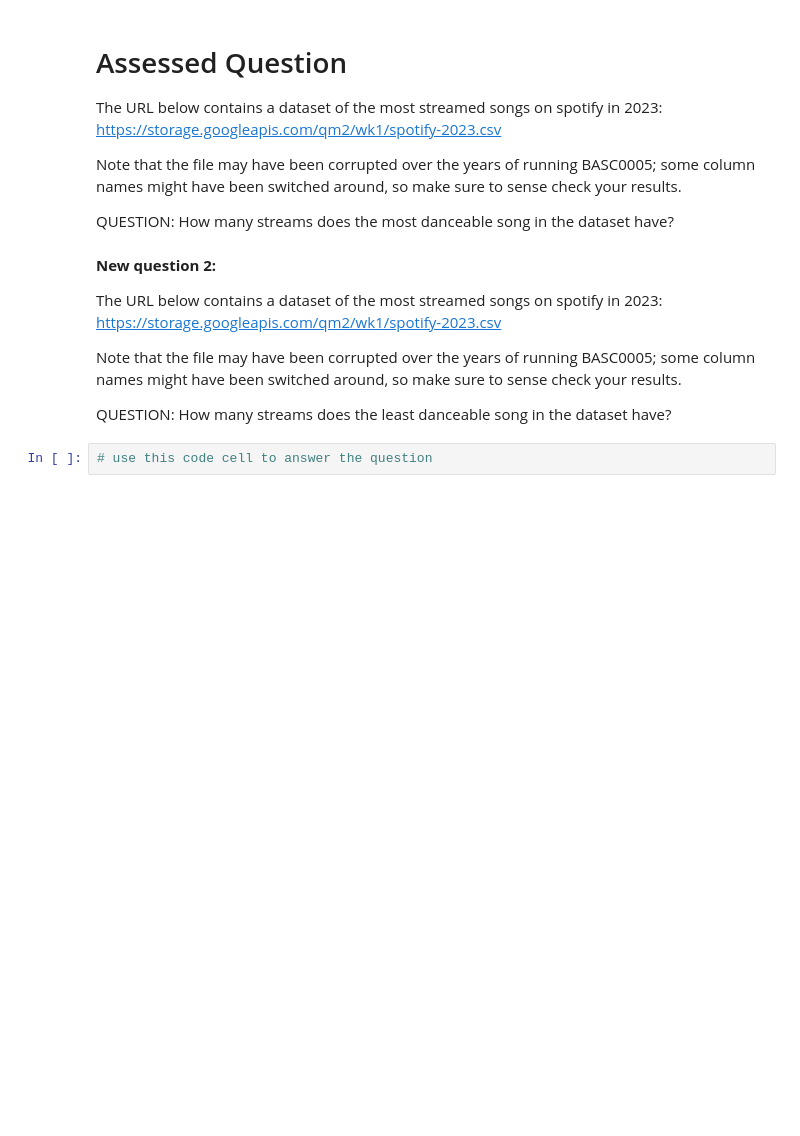
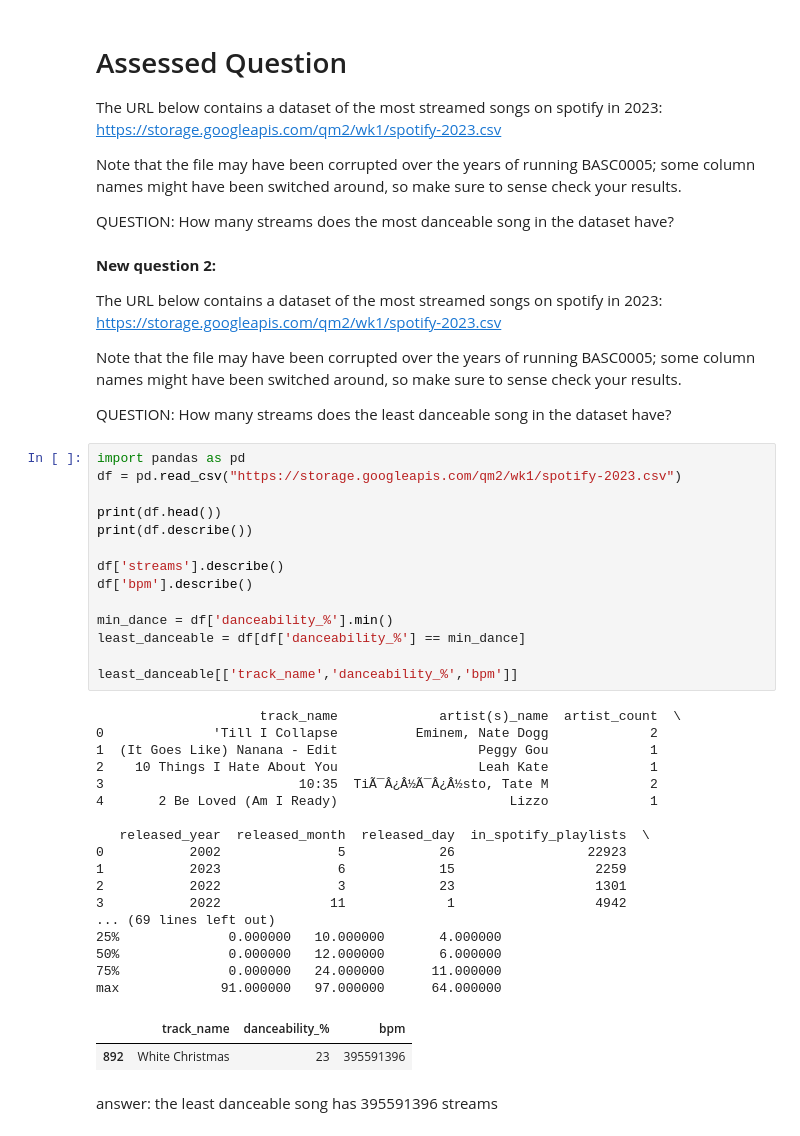
Before and after one commit to sophie20132548-sketch/QM2, a Jupyter notebook: notebooks/W01. Python Recap.ipynb, the cells around one changed output. Cells and saved outputs as stored; diff of their text form; blank space fills up the shorter version.

```diff
--- a/notebooks/W01. Python Recap.ipynb
+++ b/notebooks/W01. Python Recap.ipynb
@@ -257,5 +257,39 @@ The URL below contains a dataset of the most streamed songs on spotify in 2023:
 Note that the file may have been corrupted over the years of running BASC0005; some column names might have been switched around, so make sure to sense check your results.
 
 QUESTION: How many streams does the least danceable song in the dataset have?
-# %%
-# use this code cell to answer the question
+# %%
+import pandas as pd
+df = pd.read_csv("https://storage.googleapis.com/qm2/wk1/spotify-2023.csv")
+
+print(df.head())
+print(df.describe())
+
+df['streams'].describe()
+df['bpm'].describe()
+
+min_dance = df['danceability_%'].min()
+least_danceable = df[df['danceability_%'] == min_dance]
+
+least_danceable[['track_name','danceability_%','bpm']]
+# %% [output]
+                     track_name             artist(s)_name  artist_count  \
+0              'Till I Collapse          Eminem, Nate Dogg             2
+1  (It Goes Like) Nanana - Edit                  Peggy Gou             1
+2    10 Things I Hate About You                  Leah Kate             1
+3                         10:35  TiÃ¯Â¿Â½Ã¯Â¿Â½sto, Tate M             2
+4       2 Be Loved (Am I Ready)                      Lizzo             1
+
+   released_year  released_month  released_day  in_spotify_playlists  \
+0           2002               5            26                 22923
+1           2023               6            15                  2259
+2           2022               3            23                  1301
+3           2022              11             1                  4942
+... (69 lines left out)
+25%              0.000000   10.000000       4.000000
+50%              0.000000   12.000000       6.000000
+75%              0.000000   24.000000      11.000000
+max             91.000000   97.000000      64.000000
+|  | track_name | danceability_% | bpm |
+| 892 | White Christmas | 23 | 395591396 |
+# %% [markdown]
+answer: the least danceable song has 395591396 streams
```
